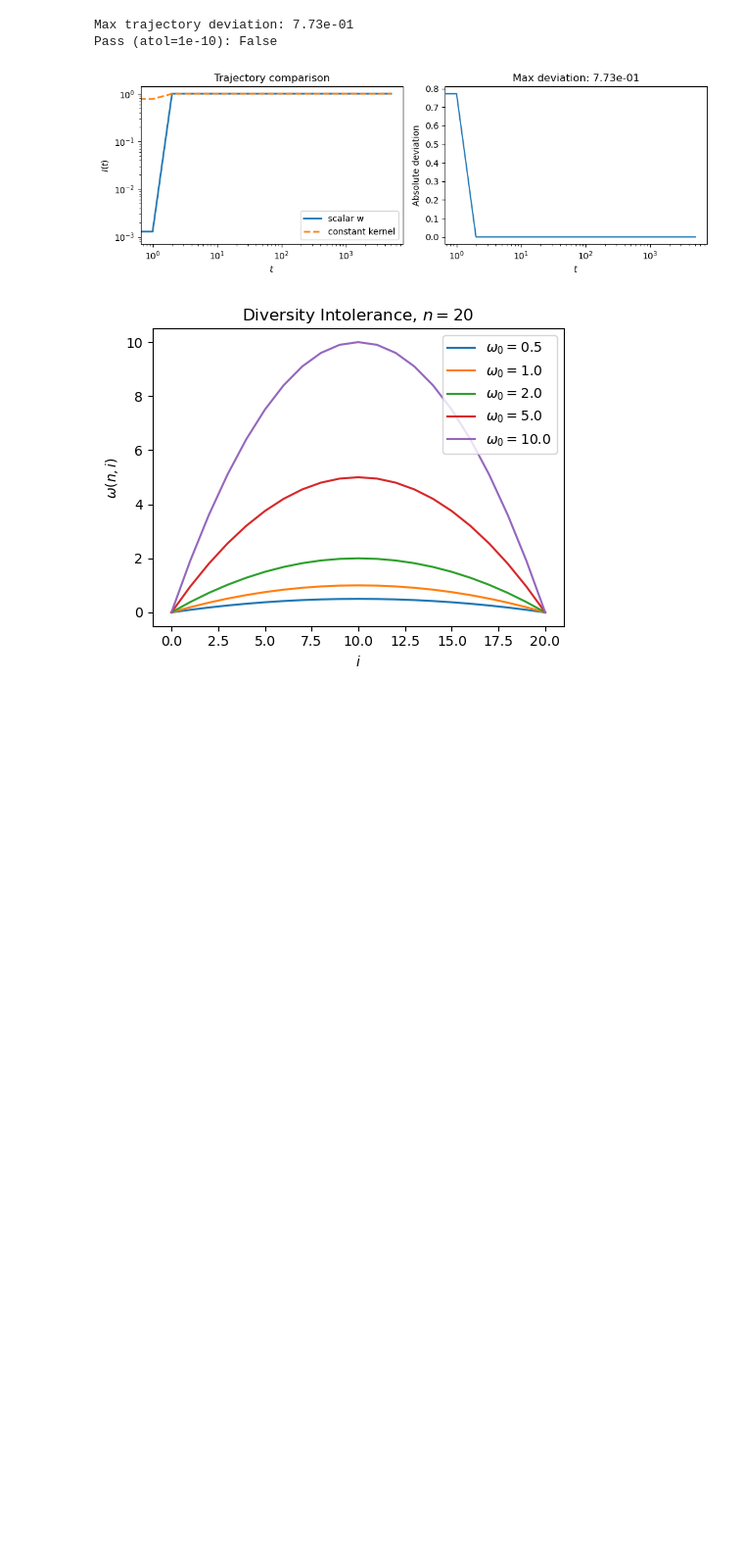
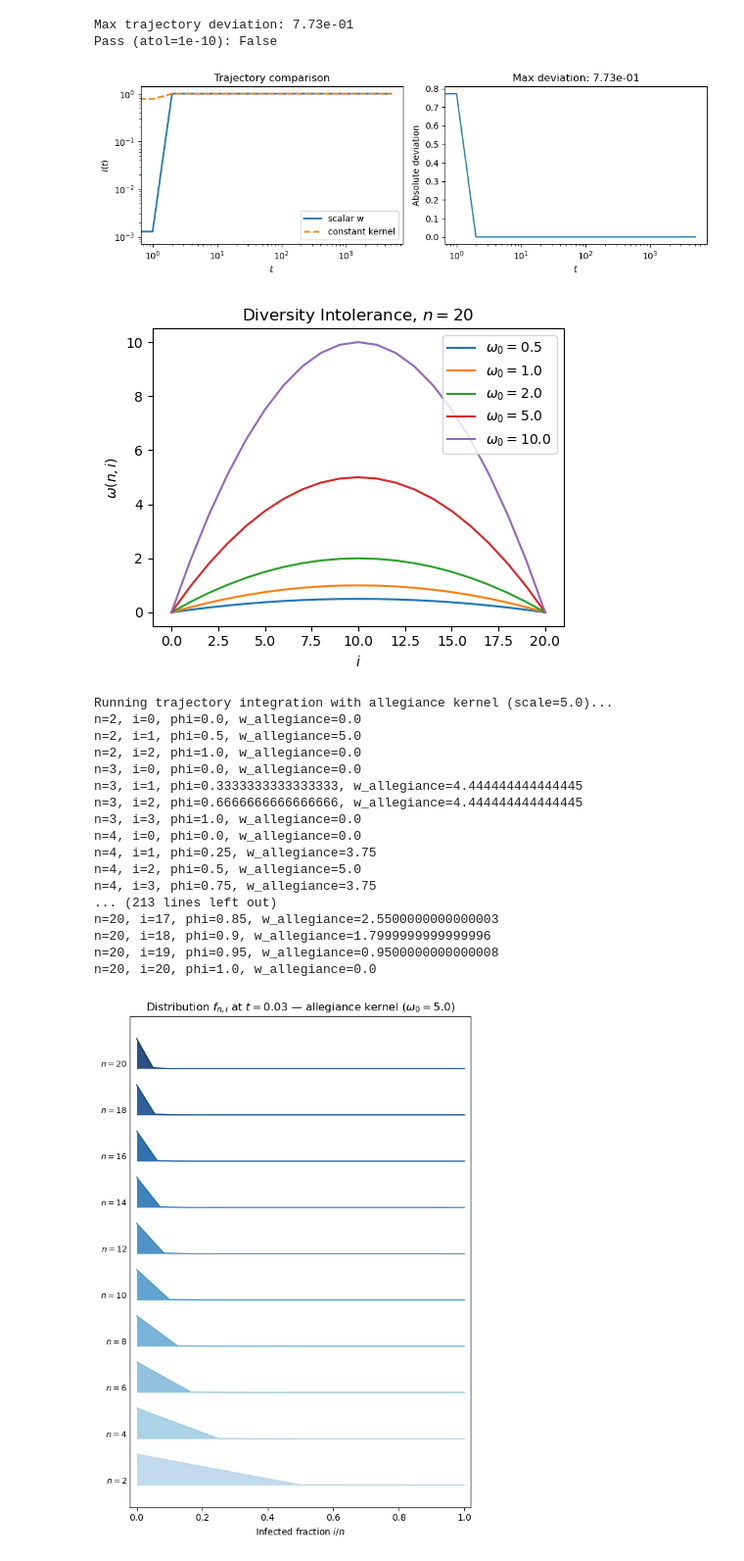
Before and after one commit to marobinette/ModelingComplexSystems, a Jupyter notebook: MoCS_2_project/wAMEs-main/kernel.ipynb, the cells around one changed output. Shown at 98% size. Cells and saved outputs as stored; diff of their text form; code cells hidden in the pictures; blank space fills up the shorter version.

Commit message:
ridge line plots addded

```diff
--- a/MoCS_2_project/wAMEs-main/kernel.ipynb
+++ b/MoCS_2_project/wAMEs-main/kernel.ipynb
@@ -123,3 +124,82 @@ plt.savefig("src/wAMEs/figures/allegiance_kernel.png", dpi=300)
 plt.show()
 # %% [output]
 [figure]
+# %%
+# Distribution of group states across n values at a single time snapshot
+# Ridgeline style matching example_dist.png
+I0 = 1e-3
+traj_points = 5000
+t_max = 20.0
+scale = 5.0  # w=5.0, same as scale
+print(f"Running trajectory integration with allegiance kernel (scale={scale})...")
+t_all, I_all, fni_traj = integrate_I_traj_kernel(
+    lam=lam_kernel,
+    w_func=w_allegiance,
+    w_args=(scale,),
+    state_meta=state_meta,
+    nmax=nmax,
+    mmax=mmax,
+    gm=gm,
+    mu=mu,
+    nu=nu,
+    I0=I0,
+    traj_points=traj_points,
+    t_max=t_max,
+)
+
+# Pick a snapshot — change index to explore different moments in the transient
+log_snaps = np.logspace(np.log10(t_all[1]), np.log10(t_all[-1]), 5)
+snap_indices = [np.argmin(np.abs(t_all - ts)) for ts in log_snaps]
+tidx = snap_indices[1]   # middle snapshot is 2; try [1] or [3]
+t_snap = t_all[tidx]
+
+# n values to display — every other size from 2 to nmax
+n_show = list(range(2, nmax + 1, max(1, nmax // 8)))
+if nmax not in n_show:
+    n_show.append(nmax)
+n_show = sorted(n_show)
+
+spacing = 1.5
+cmap = plt.get_cmap("Blues")
+colors = [cmap(0.3 + 0.7 * k / max(len(n_show) - 1, 1)) for k in range(len(n_show))]
+
+fig, ax = plt.subplots(figsize=(6, len(n_show) * 0.7 + 1.5))
+
+for k, n0 in enumerate(n_show):
+    phi_vals = np.arange(n0 + 1) / n0
+    dist = fni_traj[tidx, n0, :n0 + 1].copy()
+    total = dist.sum()
+    if total > 1e-14:
+        dist /= total
+    baseline = k * spacing
+    ax.fill_between(phi_vals, baseline, baseline + dist,
+                    alpha=0.85, color=colors[k], linewidth=0)
+    ax.plot(phi_vals, baseline + dist, color=colors[k], lw=1.2)
+    ax.text(-0.03, baseline, rf"$n={n0}$", ha="right", va="bottom", fontsize=9)
+
+ax.set_xlabel(r"Infected fraction $i/n$")
+ax.set_yticks([])
+ax.set_xlim(-0.02, 1.02)
+ax.set_title(rf"Distribution $f_{{n,i}}$ at $t={t_snap:.2f}$ — allegiance kernel ($\omega_0={scale}$)")
+plt.tight_layout()
+plt.savefig("src/wAMEs/figures/group_state_ridgeline.png", dpi=300)
+plt.show()
+# %% [output]
+Running trajectory integration with allegiance kernel (scale=5.0)...
+n=2, i=0, phi=0.0, w_allegiance=0.0
+n=2, i=1, phi=0.5, w_allegiance=5.0
+n=2, i=2, phi=1.0, w_allegiance=0.0
+n=3, i=0, phi=0.0, w_allegiance=0.0
+n=3, i=1, phi=0.3333333333333333, w_allegiance=4.444444444444445
+n=3, i=2, phi=0.6666666666666666, w_allegiance=4.444444444444445
+n=3, i=3, phi=1.0, w_allegiance=0.0
+n=4, i=0, phi=0.0, w_allegiance=0.0
+n=4, i=1, phi=0.25, w_allegiance=3.75
+n=4, i=2, phi=0.5, w_allegiance=5.0
+n=4, i=3, phi=0.75, w_allegiance=3.75
+... (213 lines left out)
+n=20, i=17, phi=0.85, w_allegiance=2.5500000000000003
+n=20, i=18, phi=0.9, w_allegiance=1.7999999999999996
+n=20, i=19, phi=0.95, w_allegiance=0.9500000000000008
+n=20, i=20, phi=1.0, w_allegiance=0.0
+[figure, added]
```
Also changed, not shown: parts of 2 cells of this notebook, 8 other files.
